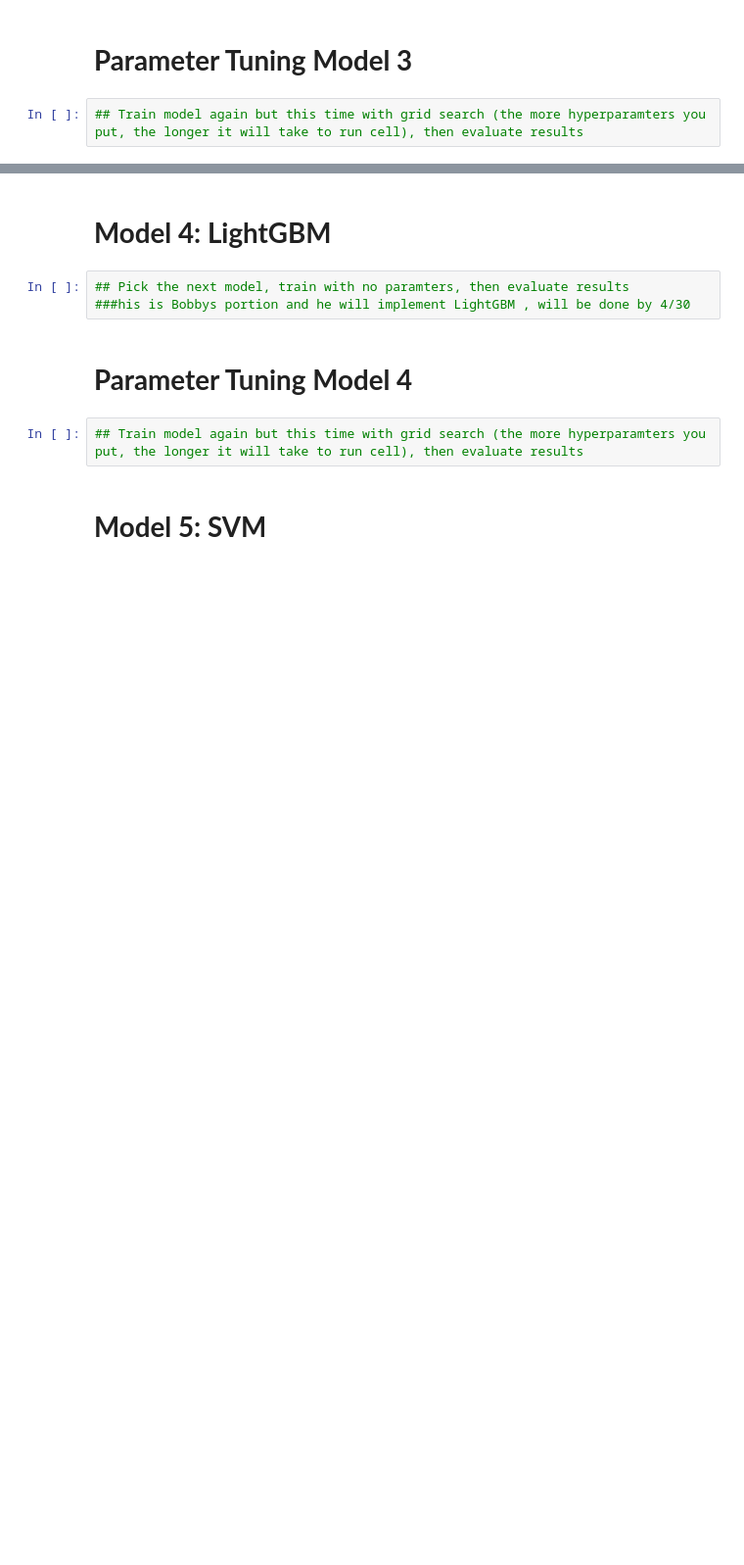
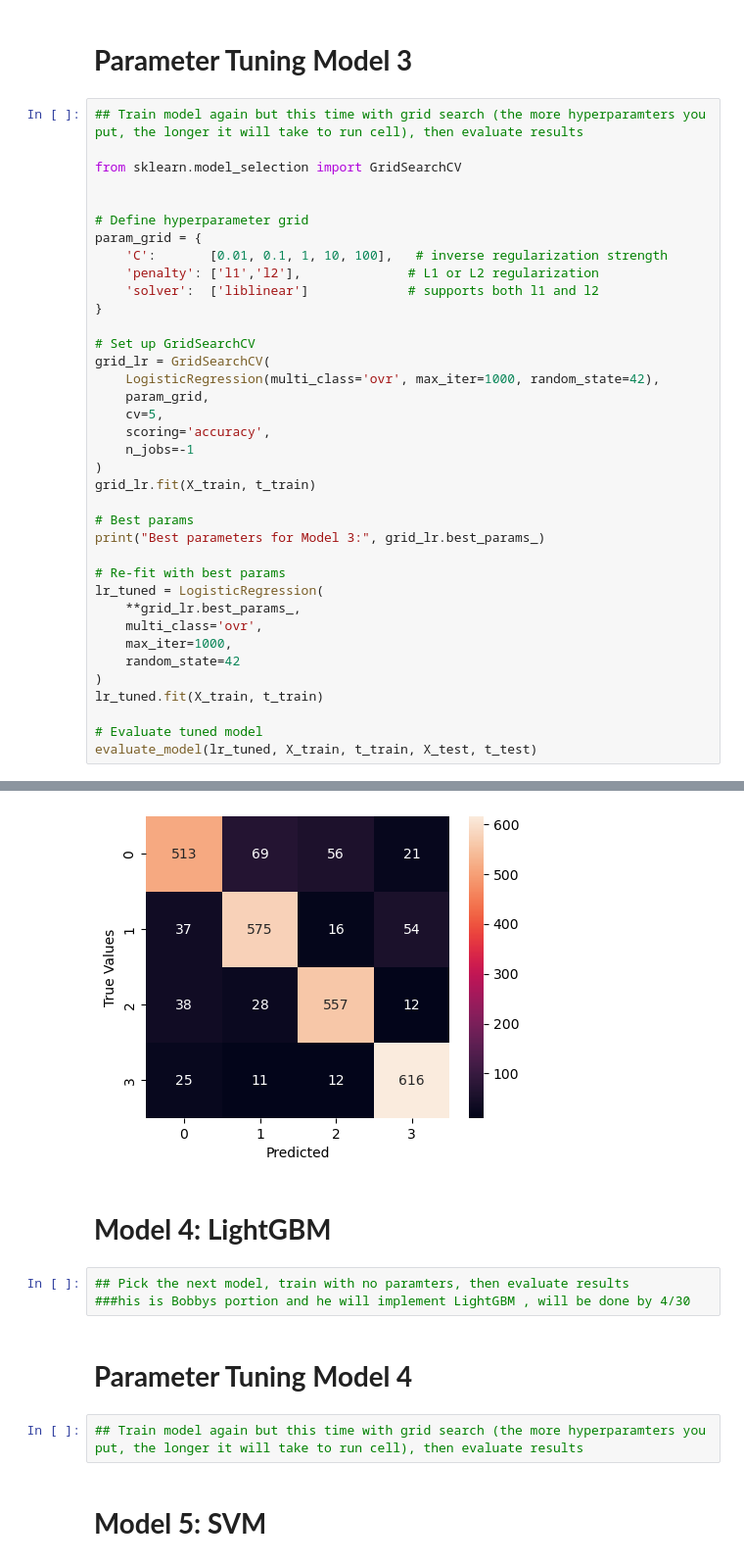
Before and after one commit to IrfanCamparaGithub/3162final, a Jupyter notebook: main.ipynb, the cells around one changed output, grey strips where cells are left out. Shown: that part at 98% size. Saved outputs shown, nothing was run; the diff lists cells and outputs as text; blank space fills up the shorter version.

```diff
--- a/main.ipynb
+++ b/main.ipynb
@@ -340,4 +374,40 @@ weighted avg       0.92      0.92      0.92      2640
 # %% [markdown]
 # **Parameter Tuning Model 3**
-# %%
-## Train model again but this time with grid search (the more hyperparamters you put, the longer it will take to run cell), then evaluate results
+# %%
+## Train model again but this time with grid search (the more hyperparamters you put, the longer it will take to run cell), then evaluate results
+
+from sklearn.model_selection import GridSearchCV
+
+
+# Define hyperparameter grid
+param_grid = {
+    'C':       [0.01, 0.1, 1, 10, 100],   # inverse regularization strength
+    'penalty': ['l1','l2'],              # L1 or L2 regularization
+    'solver':  ['liblinear']             # supports both l1 and l2
+}
+
+# Set up GridSearchCV
+grid_lr = GridSearchCV(
+    LogisticRegression(multi_class='ovr', max_iter=1000, random_state=42),
+    param_grid,
+    cv=5,
+    scoring='accuracy',
+    n_jobs=-1
+)
+grid_lr.fit(X_train, t_train)
+
+# Best params
+print("Best parameters for Model 3:", grid_lr.best_params_)
+
+# Re-fit with best params
+lr_tuned = LogisticRegression(
+    **grid_lr.best_params_,
+    multi_class='ovr',
+    max_iter=1000,
+    random_state=42
+)
+lr_tuned.fit(X_train, t_train)
+
+# Evaluate tuned model
+evaluate_model(lr_tuned, X_train, t_train, X_test, t_test)
+# %% [output]
@@ -344,3 +428,4 @@ weighted avg       0.92      0.92      0.92      2640
+[figure, added]
 # %% [markdown]
 # **Model 4: LightGBM**
 # %%
```
Also changed, not shown: parts of 7 cells of this notebook.
